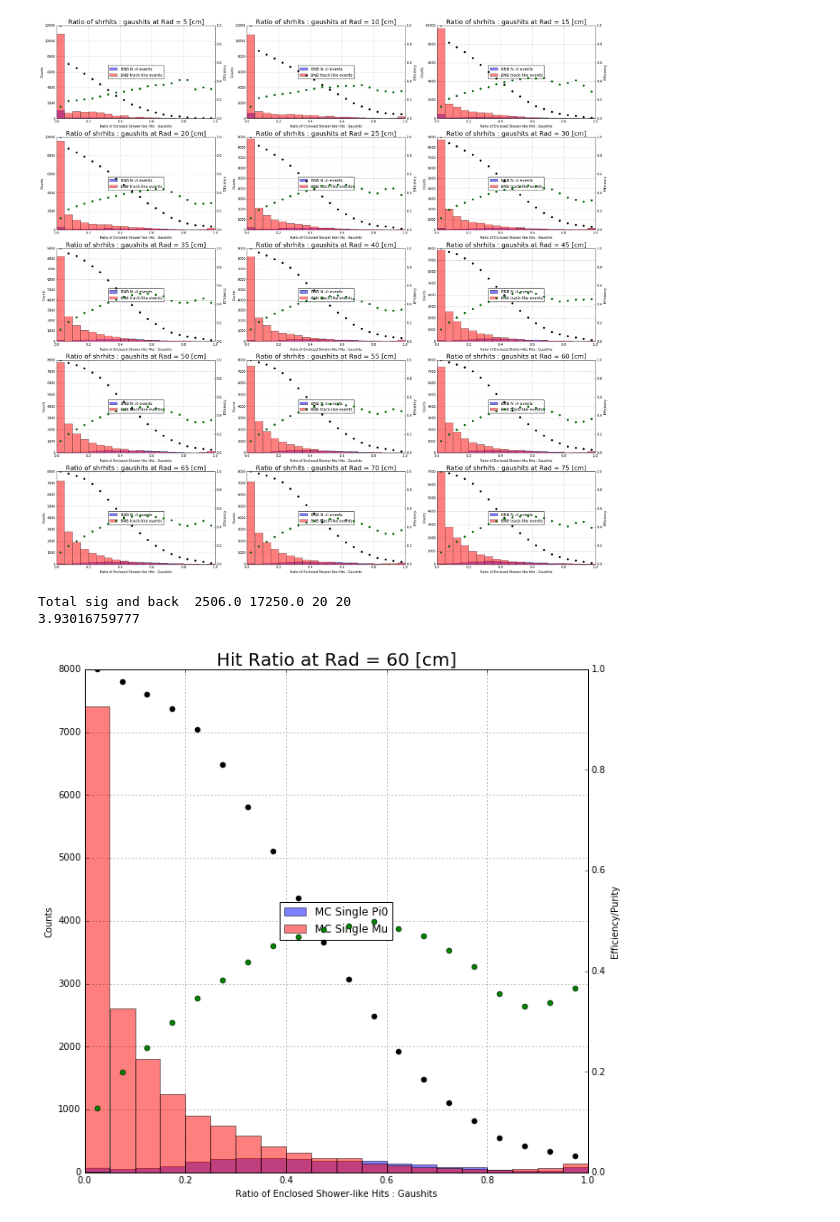
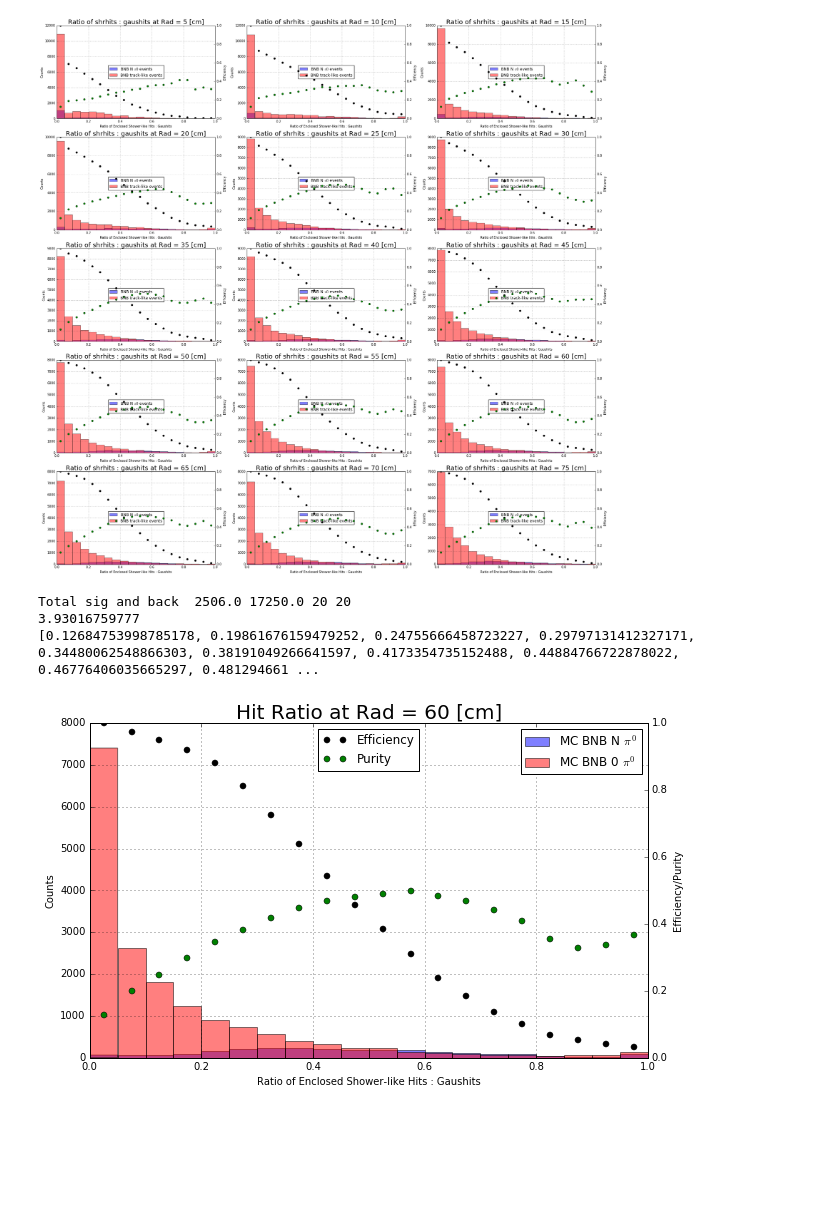
Before and after one commit to ahack379/ShowerTest, a Jupyter notebook: ShowerSeparation/mac/BNBFilterStudy.ipynb, the cells around one changed output. Cells and saved outputs as stored; diff of their text form; code cells hidden in the pictures; blank space fills up the shorter version.

```diff
--- a/ShowerSeparation/mac/BNBFilterStudy.ipynb
+++ b/ShowerSeparation/mac/BNBFilterStudy.ipynb
@@ -91,7 +93,7 @@ displayData(hits_sh,hits_tr,rad_all,4)
 # %% [output]
 [figure]
 # %%
-plt.figure(figsize=(10,10))
+plt.figure(figsize=(10,6))
 #for i in xrange(len(rad)/2,len(rad)):
 hit_sh_v = hits_sh
 hit_tr_v = hits_tr
@@ -108,40 +110,41 @@ if True:
 
         #plt.subplot(display_dim+1,display_dim-1,i+1)
         sig0, bins_s, _ = plt.hist(hit_sh_v[i],bins=bin_list,normed=False,facecolor='blue',alpha=0.5,
-                 label="MC Single Pi0")
+                 label="MC BNB N $\pi^0$")
         bkgd0, bins_b, _= plt.hist(hit_tr_v[i],bins=bin_list,normed=False,facecolor='red',alpha=0.5,
-                 label="MC Single Mu")
+                 label="MC BNB 0 $\pi^0$")
         plt.title("Hit Ratio at Rad = %d [cm]"%rad[i],size=20)
         plt.xlabel("Ratio of Enclosed Shower-like Hits : Gaushits")
         plt.ylabel("Counts")
-        plt.legend(loc=10)
+        plt.legend(loc=0)
         #plt.yscale('log', nonposy='clip')
         plt.grid(True)
         s_tot = np.cumsum(sig0)[-1]
         b_tot = np.cumsum(bkgd0)[-1]
         print "Total sig and back ", s_tot, b_tot, len(sig0), len(bkgd0)
         print float(np.cumsum(bkgd0[1:])[-1])/s_tot
 
         eff = [ float(np.cumsum(sig0[i:])[-1])/s_tot for i in xrange(len(sig0)) ]
         #pur = [ 1- float(np.cumsum(bkgd0[i:])[-1])/(b_tot+s_tot) for i in xrange(len(bkgd0)) ]
         pur = [ float(np.cumsum(sig0[i:])[-1])/(np.cumsum(sig0[i:])[-1] + np.cumsum(bkgd0[i:])[-1]) for i in xrange(len(bkgd0)) ]
-
+        print pur
         bins_ss = [i+bin_size/2 for i in bins_s]
 
         ax2 = plt.twinx()
         plt.plot(bins_ss[:-1],eff,'ko',label="Efficiency")
         plt.plot(bins_ss[:-1],pur,'go',label="Purity")
         ax2.set_ylabel('Efficiency/Purity', color='k')
-
+        ax2.legend(loc=9)
         #ax2.legend(loc='center left', bbox_to_anchor=(1.15, 0.5))
         #for tl in ax2.get_yticklabels():
            #tl.set_color('r')
         #ax2.set_ylim(0,1)
 
     plt.show()
 # %% [output]
 Total sig and back  2506.0 17250.0 20 20
 3.93016759777
+[0.12684753998785178, 0.19861676159479252, 0.24755666458723227, 0.29797131412327171, 0.34480062548866303, 0.38191049266641597, 0.4173354735152488, 0.44884766722878022, 0.46776406035665297, 0.481294661 ...
-[figure, old version]
+[figure, new version]
 # %%
 print "Percent of preserved signal: %.2f " % (np.cumsum(sig0[4:])[-1] / np.cumsum(sig0)[-1] * 100)
```
Also changed, not shown: parts of 3 cells of this notebook, 41 other files.
